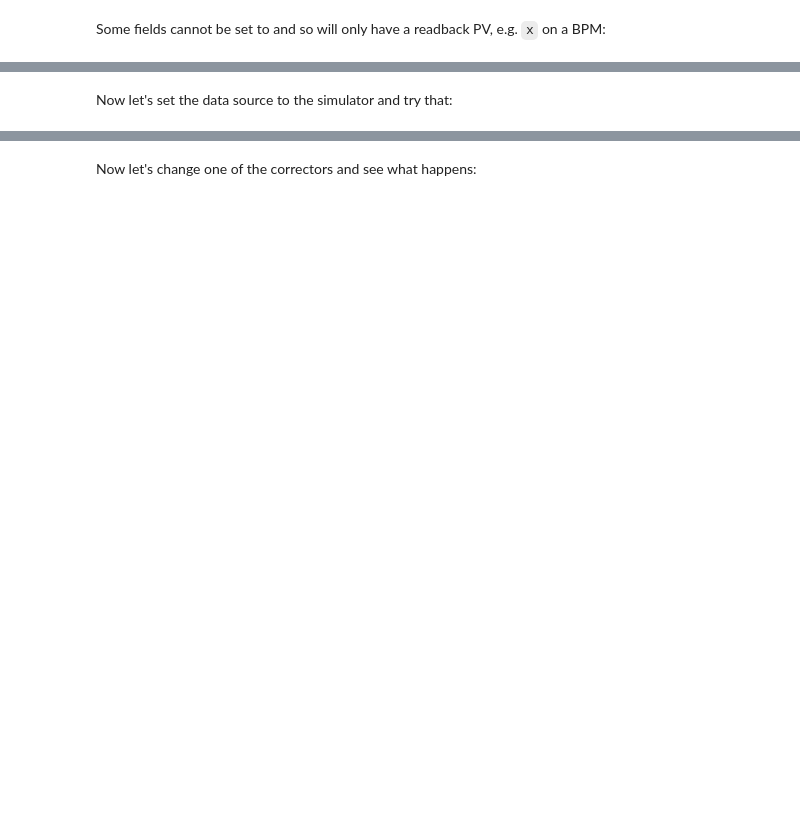
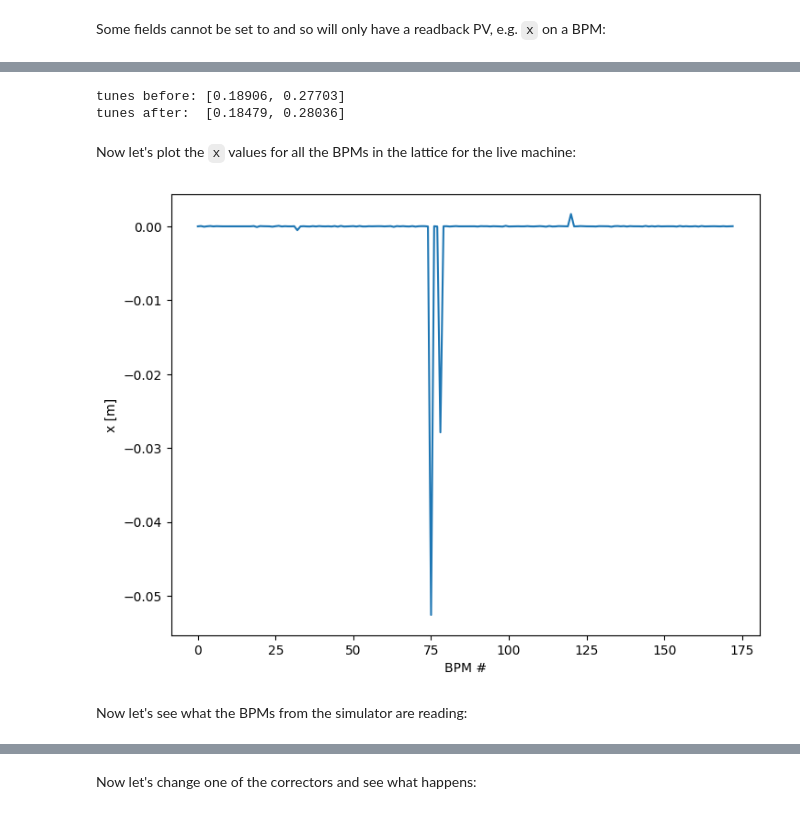
Before and after one commit to DiamondLightSource/atip, a Jupyter notebook: tutorial.ipynb, the cells around one changed output, grey strips where cells are left out. Drawn from its saved outputs; the diff is of its cells as text; code cells hidden in the pictures; blank space fills up the shorter version.

```diff
--- a/tutorial.ipynb
+++ b/tutorial.ipynb
@@ -18,7 +18,7 @@ Let's load the "DIAD" ring mode lattice with Pytac!
 
 The "ring mode" is the name under which the configuration of the lattice is saved, there is one set of CSV files for each ring mode. So when we load the lattice, we specify the ring mode we want to load:
 # %%
-lattice = pytac.load_csv.load("DIAD", symmetry=24)
+lattice = pytac.load_csv.load("I04", symmetry=24)
 # %% [markdown]
 The lattice contains all the elements and can be indexed like a list, lets take a look at the first 5 elements:
 # %%
@@ -184,17 +213,3 @@ Pytac is most commonly used for getting and setting data to/from the real accele
 We use ATIP to load a PyAT simulation, based on our `.mat` AT lattice file, onto our Pytac lattice as a "simulation" data source.
 
 So let's do that:
-# %%
-import at
-import numpy
-lat = atip.utils.load_at_lattice("DIAD")
-refpts = numpy.ones(len(lat) + 1, dtype=bool)
-lat.radiation_on()
-twiss = atip.simulator.calculate_optics(lat, refpts, True)
-print(len(twiss.twiss))
-orbit0, _ = lat.find_orbit6()
-_, beamdata, twiss = lat.linopt6(refpts=refpts, get_chrom=True, orbit=orbit0, keep_lattice=True)
-
-lat.linopt6()
-lattice = atip.load_sim.load_from_filepath(lattice, "atip/rings/DIAD.mat")
-raise Exception
@@ -207 +216,3 @@ AtError: Unstable ring [ 0.        -0.j  0.10092505-0.j -0.10092505+0.j  0.
+# %%
+lattice = atip.load_sim.load_from_filepath(lattice, "atip/rings/I04.mat")
 # %% [markdown]
@@ -221,12 +257,23 @@ Now that we've loaded the simulator onto the lattice, let's see how to use it. F
+# %%
+print(f"tunes before: [{lattice.get_value('tune_x', data_source=pytac.SIM):.5f}, {lattice.get_value('tune_y', data_source=pytac.SIM):.5f}]")
+quad = lattice.get_elements("quadrupole")[0]
+quad.set_value("b1", -0.71, data_source=pytac.SIM)
+print(f"tunes after:  [{lattice.get_value('tune_x', data_source=pytac.SIM):.5f}, {lattice.get_value('tune_y', data_source=pytac.SIM):.5f}]")
+# %% [output]
+tunes before: [0.18906, 0.27703]
+tunes after:  [0.18479, 0.28036]
+# %% [markdown]
+Now let's plot the `x` values for all the BPMs in the lattice for the live machine:
 # %%
-bpms = lattice.get_elements('BPM')
-x_values = []
-for bpm in bpms:
-    x_values.append(bpm.get_value("x", data_source=pytac.LIVE))
+x_values = lattice.get_element_values("BPM", "x", units=pytac.ENG, data_source=pytac.LIVE)
 fig = plt.figure()
 ax = fig.add_axes([0, 0, 1, 1])
-ax.plot(range(len(bpms)), x_values)
+ax.set_xlabel("BPM #")
+ax.set_ylabel("x [m]")
+ax.plot(range(len(x_values)), x_values)
 plt.show()
+# %% [output]
+[figure, added]
 # %% [markdown]
-Now let's set the data source to the simulator and try that:
+Now let's see what the BPMs from the simulator are reading:
 # %%
```
Also changed, not shown: parts of 37 cells of this notebook.
